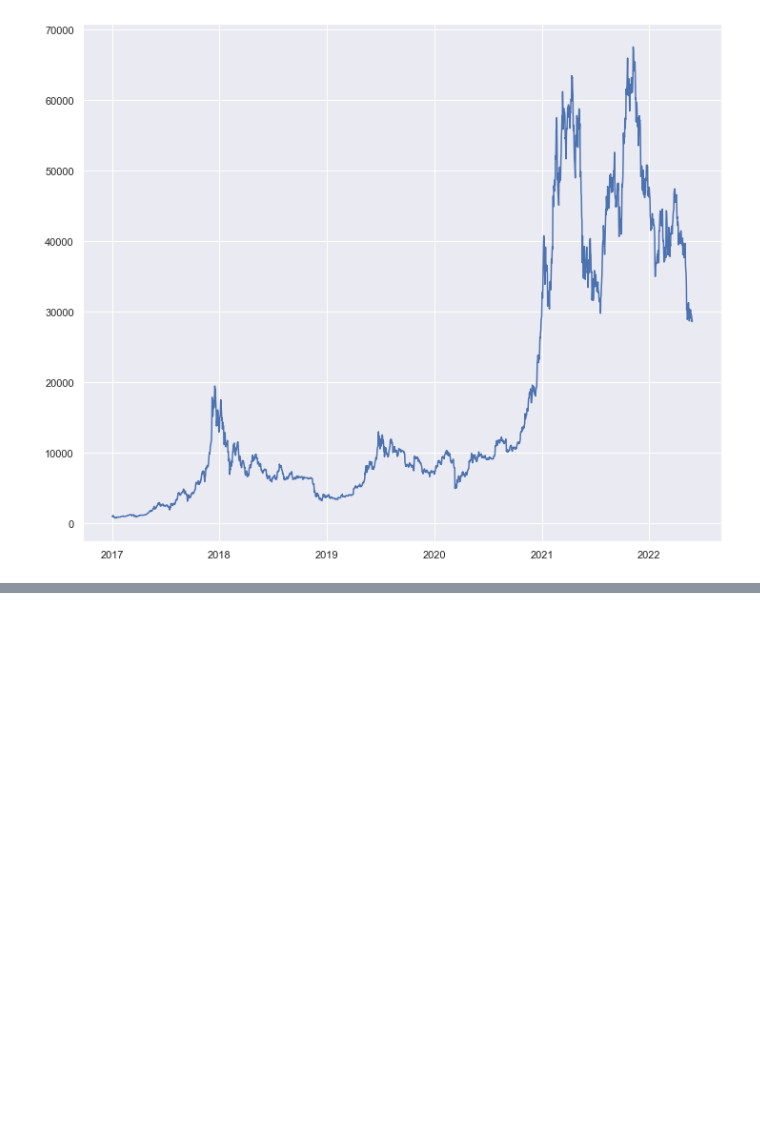
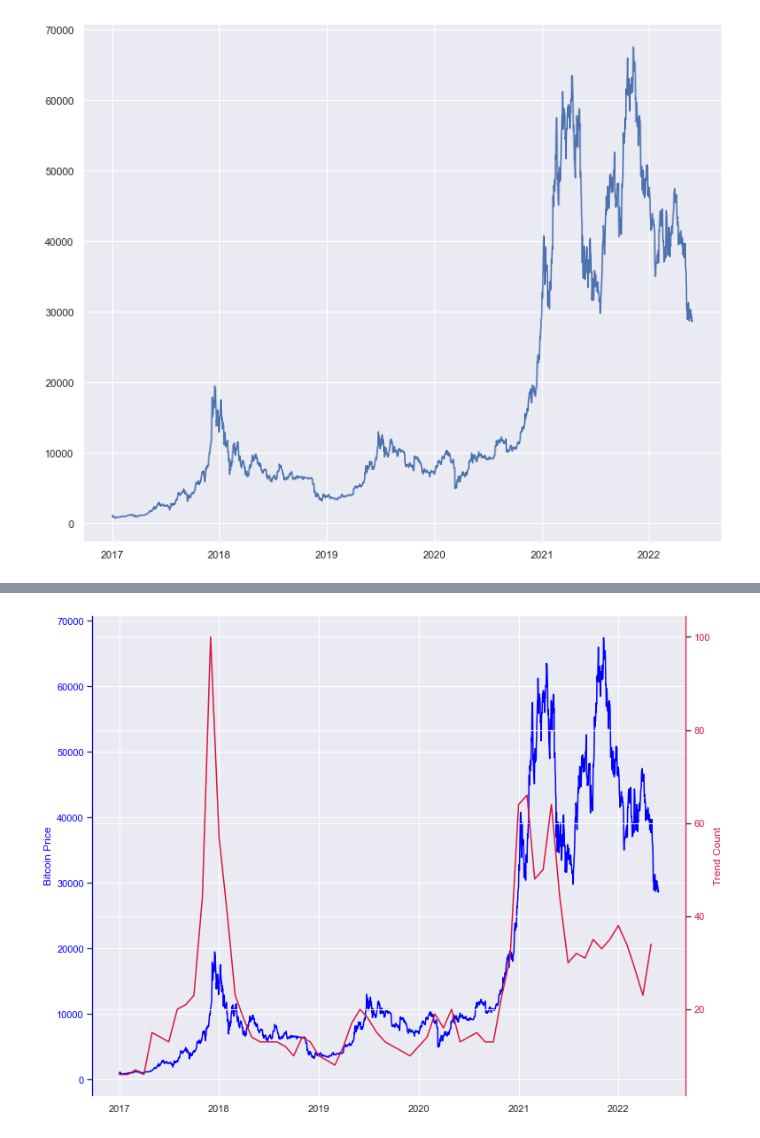
Before and after one commit to mrmoya413/Capstone_RudyMoya, a Jupyter notebook: Notebooks/Rudy_Moya_Capstone.ipynb, the cells around one changed output, grey strips where cells are left out. Saved outputs shown, nothing was run; the diff lists cells and outputs as text; code cells hidden in the pictures; blank space fills up the shorter version.

```diff
--- a/Notebooks/Rudy_Moya_Capstone.ipynb
+++ b/Notebooks/Rudy_Moya_Capstone.ipynb
@@ -1279,0 +1307,23 @@ plt.show()
+# %%
+fig, ax1 = plt.subplots(figsize=(12,10))
+
+
+color1 = 'blue'
+
+ax1.plot(x1,y1, color=color1)
+ax1.set_ylabel('Bitcoin Price',color=color1)
+ax1.tick_params(axis='y', labelcolor=color1)
+
+
+ax2 = ax1.twinx()
+
+color2 = 'crimson'
+ax2.plot(x,y, color=color2)
+ax2.set_ylabel('Trend Count', color=color2)
+ax2.tick_params(axis='y', labelcolor=color2)
+
+
+ax2.spines['left'].set_color(color1)
+ax2.spines['right'].set_color(color2)
+# %% [output]
+[figure, added]
```
Also changed, not shown: parts of 32 cells of this notebook.
